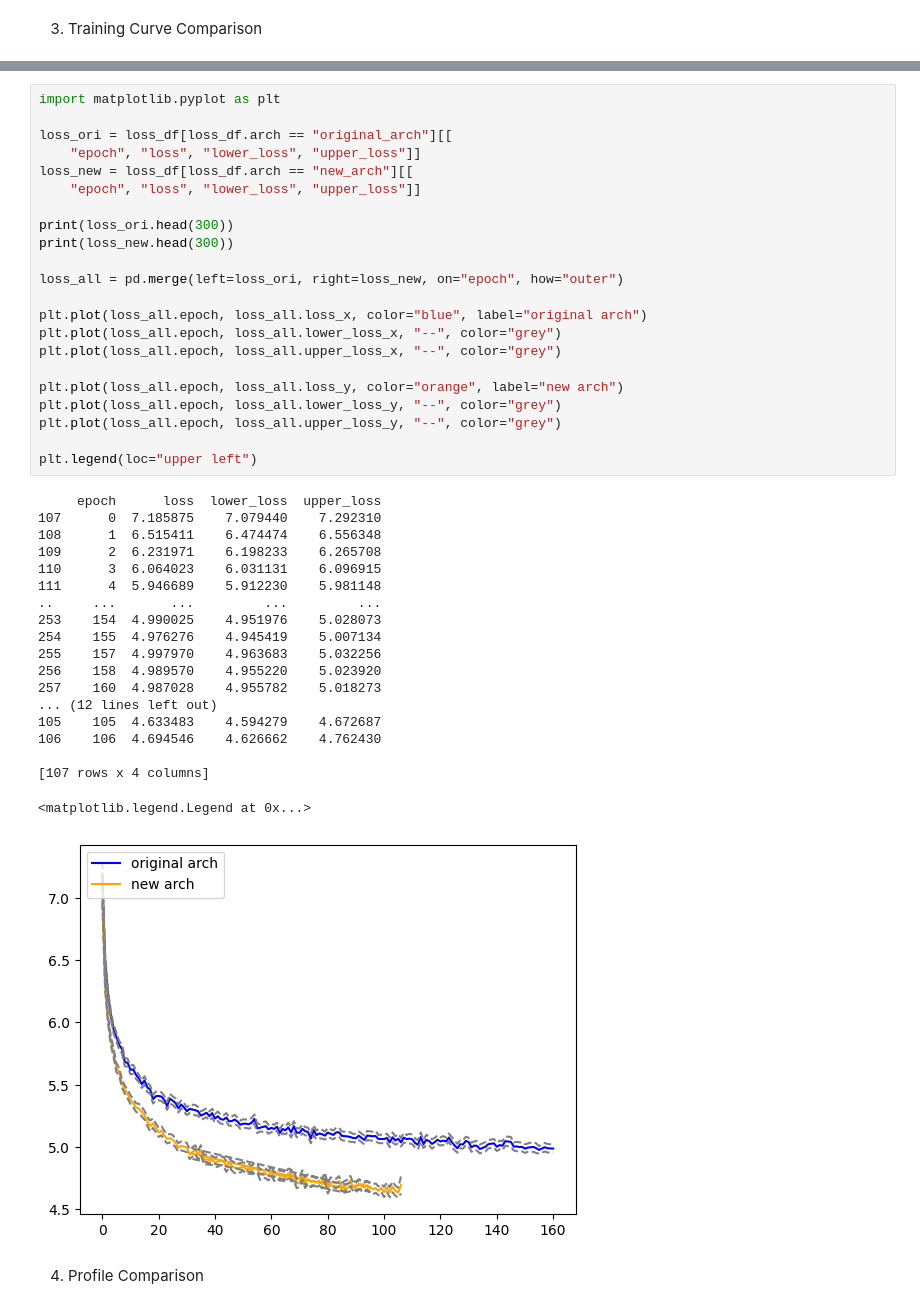
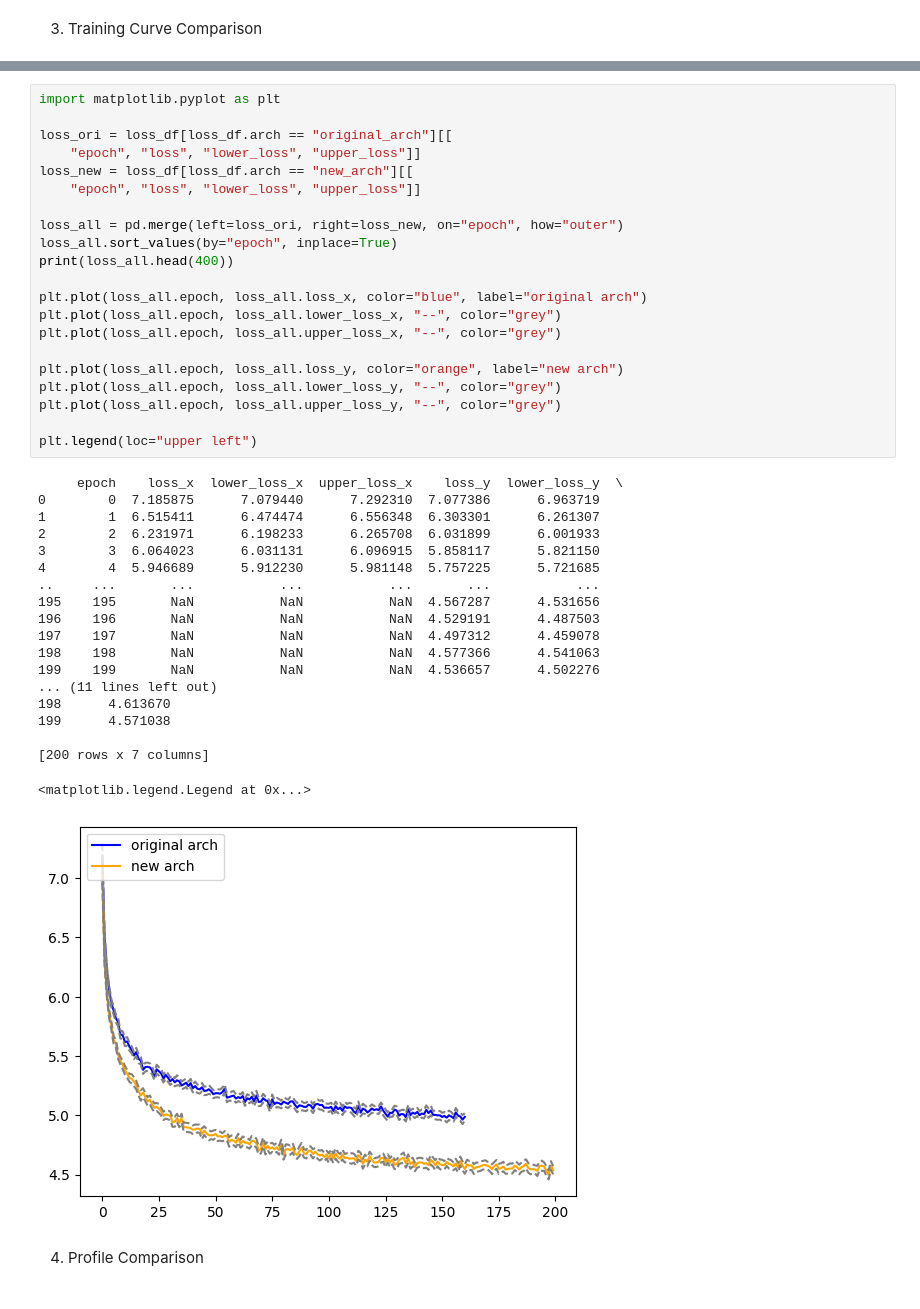
Before and after one commit to e8yes/spectrum-generator, a Jupyter notebook: src/notebook/user_profile_convergence.ipynb, the cells around one changed output, grey strips where cells are left out. Saved outputs shown, nothing was run; the diff lists cells and outputs as text.

```diff
--- a/src/notebook/user_profile_convergence.ipynb
+++ b/src/notebook/user_profile_convergence.ipynb
@@ -195,45 +195,44 @@ loss_df.head(-5)
 # %%
 import matplotlib.pyplot as plt
 
 loss_ori = loss_df[loss_df.arch == "original_arch"][[
     "epoch", "loss", "lower_loss", "upper_loss"]]
 loss_new = loss_df[loss_df.arch == "new_arch"][[
     "epoch", "loss", "lower_loss", "upper_loss"]]
 
-print(loss_ori.head(300))
-print(loss_new.head(300))
-
 loss_all = pd.merge(left=loss_ori, right=loss_new, on="epoch", how="outer")
+loss_all.sort_values(by="epoch", inplace=True)
+print(loss_all.head(400))
 
 plt.plot(loss_all.epoch, loss_all.loss_x, color="blue", label="original arch")
 plt.plot(loss_all.epoch, loss_all.lower_loss_x, "--", color="grey")
 plt.plot(loss_all.epoch, loss_all.upper_loss_x, "--", color="grey")
 
 plt.plot(loss_all.epoch, loss_all.loss_y, color="orange", label="new arch")
 plt.plot(loss_all.epoch, loss_all.lower_loss_y, "--", color="grey")
 plt.plot(loss_all.epoch, loss_all.upper_loss_y, "--", color="grey")
 
 plt.legend(loc="upper left")
 # %% [output]
-     epoch      loss  lower_loss  upper_loss
-107      0  7.185875    7.079440    7.292310
-108      1  6.515411    6.474474    6.556348
-109      2  6.231971    6.198233    6.265708
-110      3  6.064023    6.031131    6.096915
-111      4  5.946689    5.912230    5.981148
-..     ...       ...         ...         ...
-253    154  4.990025    4.951976    5.028073
-254    155  4.976276    4.945419    5.007134
-255    157  4.997970    4.963683    5.032256
-256    158  4.989570    4.955220    5.023920
-257    160  4.987028    4.955782    5.018273
-... (12 lines left out)
-105    105  4.633483    4.594279    4.672687
-106    106  4.694546    4.626662    4.762430
+     epoch    loss_x  lower_loss_x  upper_loss_x    loss_y  lower_loss_y  \
+0        0  7.185875      7.079440      7.292310  7.077386      6.963719
+1        1  6.515411      6.474474      6.556348  6.303301      6.261307
+2        2  6.231971      6.198233      6.265708  6.031899      6.001933
+3        3  6.064023      6.031131      6.096915  5.858117      5.821150
+4        4  5.946689      5.912230      5.981148  5.757225      5.721685
+..     ...       ...           ...           ...       ...           ...
+195    195       NaN           NaN           NaN  4.567287      4.531656
+196    196       NaN           NaN           NaN  4.529191      4.487503
+197    197       NaN           NaN           NaN  4.497312      4.459078
+198    198       NaN           NaN           NaN  4.577366      4.541063
+199    199       NaN           NaN           NaN  4.536657      4.502276
+... (11 lines left out)
+198      4.613670
+199      4.571038
 
-[107 rows x 4 columns]
+[200 rows x 7 columns]
 <matplotlib.legend.Legend at 0x...>
-[figure, old version]
+[figure, new version]
 # %% [markdown]
 4. Profile Comparison
 # %%
```
Also changed, not shown: parts of 9 cells of this notebook.
